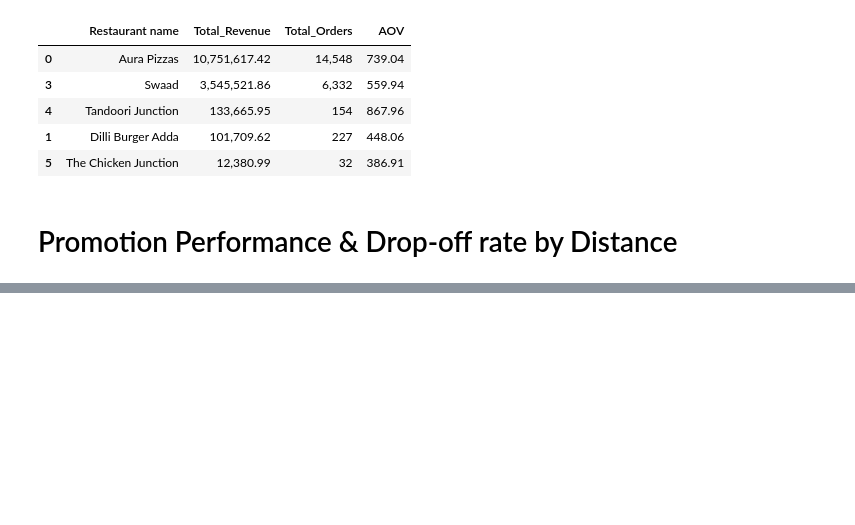
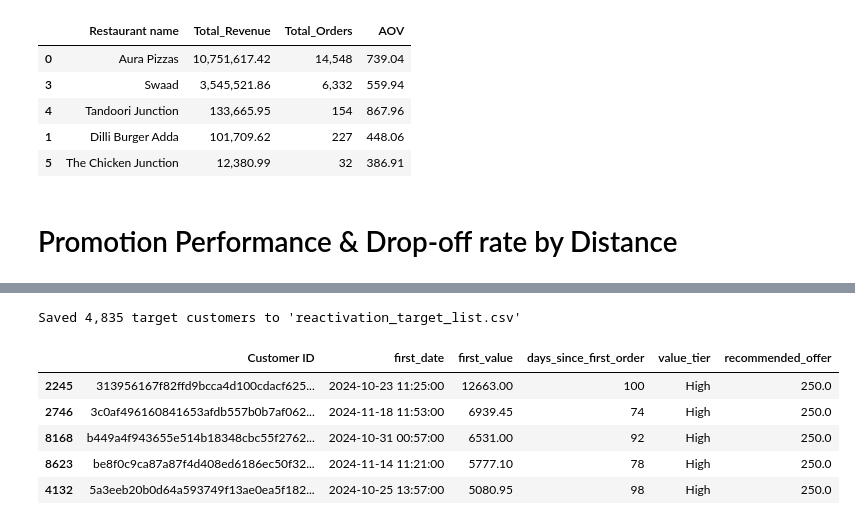
Before and after one commit to KanawatC/Food-Delivery, a Jupyter notebook: Food_Delivery.ipynb, the cells around one changed output, grey strips where cells are left out. Cells and saved outputs as stored; diff of their text form; code cells hidden in the pictures; blank space fills up the shorter version.

```diff
--- a/Food_Delivery.ipynb
+++ b/Food_Delivery.ipynb
@@ -557,0 +664,5 @@ display(discount_impact.style.format({
+# %%
+eligible['value_tier'] = pd.qcut(eligible['first_value'], q=3, labels=['Low', 'Mid', 'High'])
+
+print("--- Value tiers among eligible stalled customers ---")
+print(eligible.groupby('value_tier')['first_value'].agg(['count', 'mean', 'min', 'max', 'sum']))
@@ -557,0 +676,15 @@ display(discount_impact.style.format({
+# %%
+# Per-tier caps derived from each tier's own value range (~20% of the tier's upper boundary,
+# rounded), so the offer stays proportionate without letting the High tier's long right tail
+# (first-order values up to ~12,663) produce a runaway discount.
+tier_caps = {'Low': 75, 'Mid': 140, 'High': 250}
+
+
+def recommended_offer(row):
+    return round(min(0.20 * row['first_value'], tier_caps[row['value_tier']]), 2)
+
+
+eligible['recommended_offer'] = eligible.apply(recommended_offer, axis=1)
+
+print("--- Recommended offer by tier ---")
+print(eligible.groupby('value_tier')['recommended_offer'].agg(['mean', 'max', 'sum']))
@@ -557,0 +753,16 @@ display(discount_impact.style.format({
+# %%
+output = eligible[['Customer ID', 'first_date', 'first_value', 'days_since_first', 'value_tier', 'recommended_offer']].copy()
+output = output.rename(columns={'days_since_first': 'days_since_first_order'})
+output = output.sort_values('first_value', ascending=False)
+
+output.to_csv('reactivation_target_list.csv', index=False)
+print(f"Saved {len(output):,} target customers to 'reactivation_target_list.csv'")
+display(output.head())
+# %% [output]
+Saved 4,835 target customers to 'reactivation_target_list.csv'
+|  | Customer ID | first_date | first_value | days_since_first_order | value_tier | recommended_offer |
+| 2245 | 313956167f82ffd9bcca4d100cdacf625... | 2024-10-23 11:25:00 | 12663.00 | 100 | High | 250.0 |
+| 2746 | 3c0af496160841653afdb557b0b7af062... | 2024-11-18 11:53:00 | 6939.45 | 74 | High | 250.0 |
+| 8168 | b449a4f943655e514b18348cbc55f2762... | 2024-10-31 00:57:00 | 6531.00 | 92 | High | 250.0 |
+| 8623 | be8f0c9ca87a87f4d408ed6186ec50f32... | 2024-11-14 11:21:00 | 5777.10 | 78 | High | 250.0 |
+| 4132 | 5a3eeb20b0d64a593749f13ae0ea5f182... | 2024-10-25 13:57:00 | 5080.95 | 98 | High | 250.0 |
```
Also changed, not shown: parts of 9 cells of this notebook, 3 other files.
